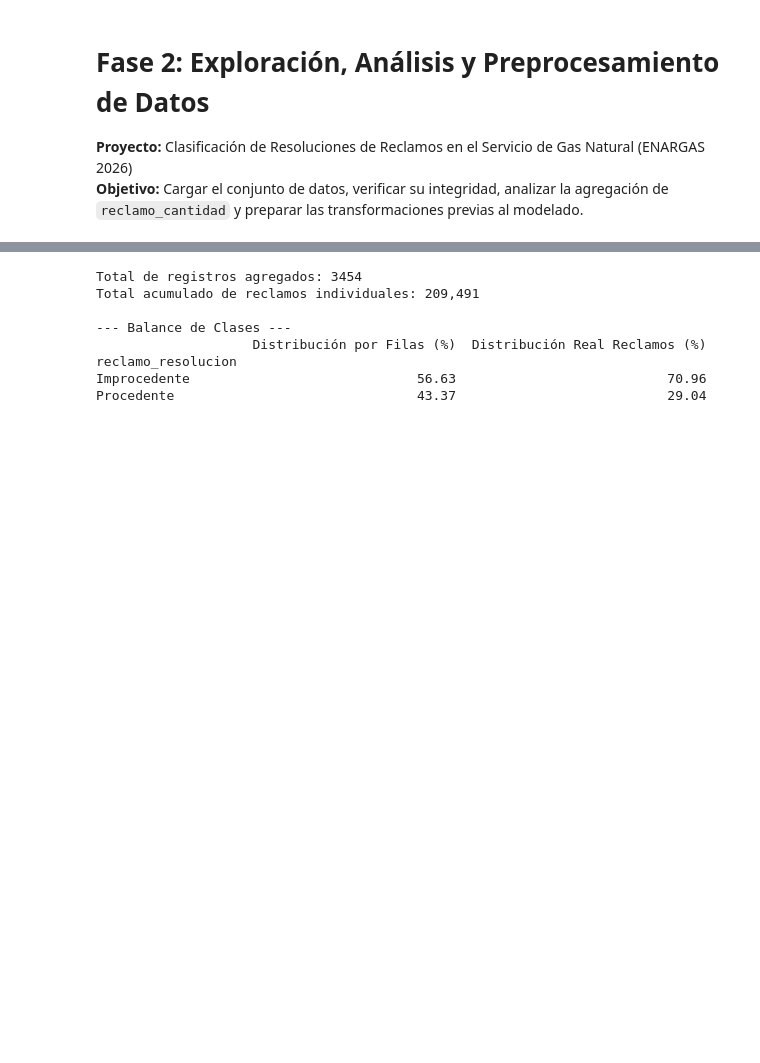
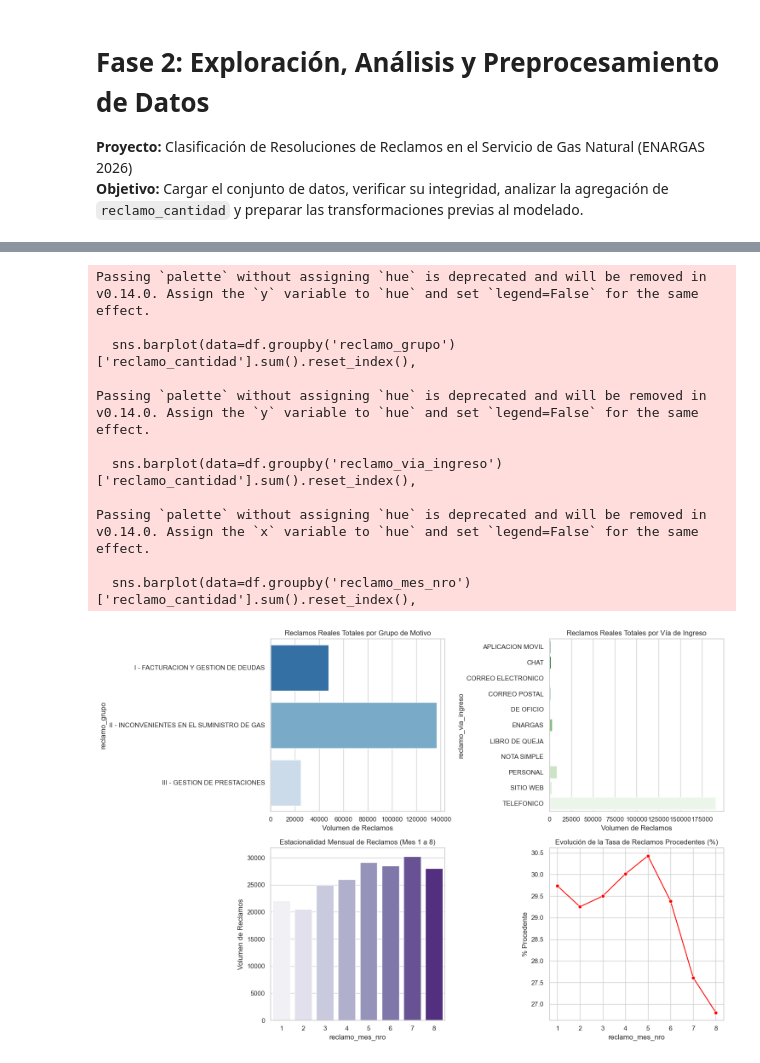
Before and after one commit to Gise08/Aprendizaje_Autotamico_2026, a Jupyter notebook: proyecto_reclamos_gas/notebooks/01_exploracion_y_preprocesamiento.ipynb, the cells around one changed output, grey strips where cells are left out. Drawn from its saved outputs; the diff is of its cells as text; code cells hidden in the pictures; blank space fills up the shorter version.

Commit message:
Correcciones Entrega 2: analisis exploratorio ponderado, particion temporal y control de data leakage

```diff
--- a/proyecto_reclamos_gas/notebooks/01_exploracion_y_preprocesamiento.ipynb
+++ b/proyecto_reclamos_gas/notebooks/01_exploracion_y_preprocesamiento.ipynb
@@ -7,11 +7,25 @@ import pandas as pd
 import numpy as np
 import matplotlib.pyplot as plt
 import seaborn as sns
+from sklearn.preprocessing import OneHotEncoder
 
-# Carga del dataset original sin procesar
+# Configuración visual
+sns.set_theme(style="whitegrid")
+plt.rcParams['figure.figsize'] = (10, 5)
+
+# 1. Carga del conjunto de datos original
 ruta_raw = '../data/raw/reclamos_prestadoras_2026.csv'
 df = pd.read_csv(ruta_raw)
 
-print(f"Dimensiones de la matriz agregada: {df.shape[0]} filas, {df.shape[1]} columnas")
-df.head()
+# Asignar ID único a cada registro agregado para garantizar trazabilidad
+df['id_registro_agregado'] = df.index
+
+print(f"Dimensiones de la matriz original: {df.shape[0]} registros agregados, {df.shape[1]} columnas")
+print(f"Total acumulado de reclamos ponderados: {df['reclamo_cantidad'].sum():,}")
+
+# Control de calidad y consistencia
+print("\n--- Verificación de Integridad ---")
+print(f"Valores nulos totales: {df.isnull().sum().sum()}")
+print(f"Registros con reclamo_cantidad <= 0: {(df['reclamo_cantidad'] <= 0).sum()}")
+print(f"Filas agregadas duplicadas exactas: {df.duplicated(subset=['reclamo_mes_nro', 'reclamo_prestadora', 'reclamo_provincia', 'reclamo_grupo', 'reclamo_via_ingreso', 'reclamo_resolucion']).sum()}")
 # %% [output]
@@ -48,27 +72,45 @@ dtype: int64
 # %%
-total_filas = len(df)
-total_reclamos = df['reclamo_cantidad'].sum()
+fig, axes = plt.subplots(2, 2, figsize=(15, 10))
 
-print(f"Total de registros agregados: {total_filas}")
-print(f"Total acumulado de reclamos individuales: {total_reclamos:,}")
+# 1. Reclamos por Grupo
+sns.barplot(data=df.groupby('reclamo_grupo')['reclamo_cantidad'].sum().reset_index(),
+            x='reclamo_cantidad', y='reclamo_grupo', ax=axes[0, 0], palette='Blues_r')
+axes[0, 0].set_title('Reclamos Reales Totales por Grupo de Motivo')
+axes[0, 0].set_xlabel('Volumen de Reclamos')
 
-# Comparación porcentual: filas vs reclamos reales
-dist_filas = df['reclamo_resolucion'].value_counts(normalize=True) * 100
-dist_ponderada = (df.groupby('reclamo_resolucion')['reclamo_cantidad'].sum() / total_reclamos) * 100
+# 2. Reclamos por Canal (Vía de Ingreso)
+sns.barplot(data=df.groupby('reclamo_via_ingreso')['reclamo_cantidad'].sum().reset_index(),
+            x='reclamo_cantidad', y='reclamo_via_ingreso', ax=axes[0, 1], palette='Greens_r')
+axes[0, 1].set_title('Reclamos Reales Totales por Vía de Ingreso')
+axes[0, 1].set_xlabel('Volumen de Reclamos')
 
-comparacion_df = pd.DataFrame({
-    'Distribución por Filas (%)': dist_filas.round(2),
-    'Distribución Real Reclamos (%)': dist_ponderada.round(2)
-})
-print("\n--- Balance de Clases ---")
-print(comparacion_df)
+# 3. Evolución Mensual (Enero a Agosto)
+sns.barplot(data=df.groupby('reclamo_mes_nro')['reclamo_cantidad'].sum().reset_index(),
+            x='reclamo_mes_nro', y='reclamo_cantidad', ax=axes[1, 0], palette='Purples')
+axes[1, 0].set_title('Estacionalidad Mensual de Reclamos (Mes 1 a 8)')
+axes[1, 0].set_ylabel('Volumen de Reclamos')
+
+# 4. Tasa de Procedencia por Mes
+tasa_mes = df.groupby('reclamo_mes_nro').apply(
+    lambda x: (x[x['reclamo_resolucion'] == 'Procedente']['reclamo_cantidad'].sum() / x['reclamo_cantidad'].sum()) * 100
+).reset_index(name='tasa_procedente')
+sns.lineplot(data=tasa_mes, x='reclamo_mes_nro', y='tasa_procedente', ax=axes[1, 1], marker='o', color='red')
+axes[1, 1].set_title('Evolución de la Tasa de Reclamos Procedentes (%)')
+axes[1, 1].set_ylabel('% Procedente')
+
+plt.tight_layout()
+plt.show()
 # %% [output]
-Total de registros agregados: 3454
-Total acumulado de reclamos individuales: 209,491
+Passing `palette` without assigning `hue` is deprecated and will be removed in v0.14.0. Assign the `y` variable to `hue` and set `legend=False` for the same effect.
 
---- Balance de Clases ---
-                    Distribución por Filas (%)  Distribución Real Reclamos (%)
-reclamo_resolucion
-Improcedente                             56.63                           70.96
-Procedente                               43.37                           29.04
+  sns.barplot(data=df.groupby('reclamo_grupo')['reclamo_cantidad'].sum().reset_index(),
+
+Passing `palette` without assigning `hue` is deprecated and will be removed in v0.14.0. Assign the `y` variable to `hue` and set `legend=False` for the same effect.
+
+  sns.barplot(data=df.groupby('reclamo_via_ingreso')['reclamo_cantidad'].sum().reset_index(),
+
+Passing `palette` without assigning `hue` is deprecated and will be removed in v0.14.0. Assign the `x` variable to `hue` and set `legend=False` for the same effect.
+
+  sns.barplot(data=df.groupby('reclamo_mes_nro')['reclamo_cantidad'].sum().reset_index(),
+[figure, added]
 # %%
```
Also changed, not shown: parts of 7 cells of this notebook, 3 other files.
